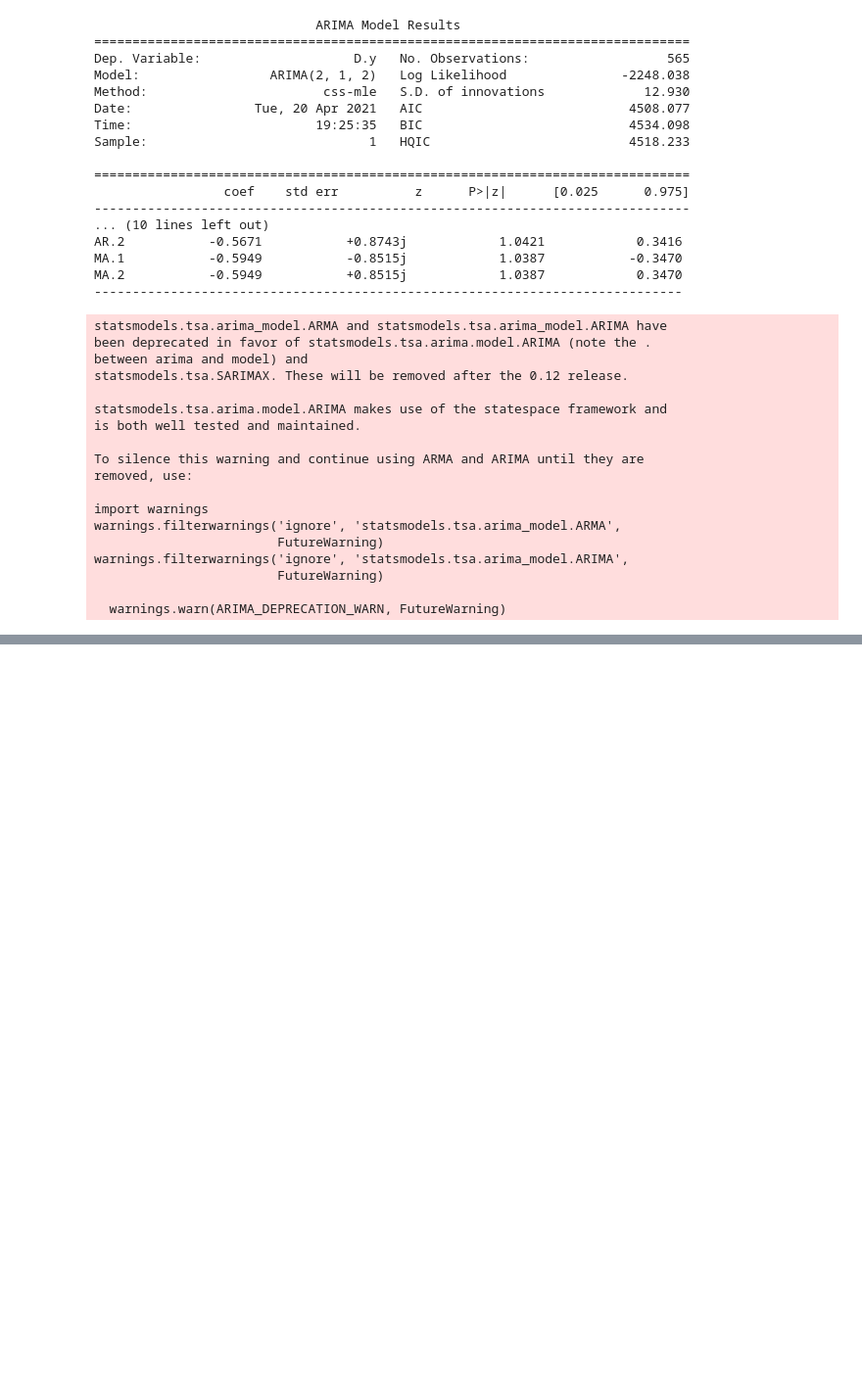
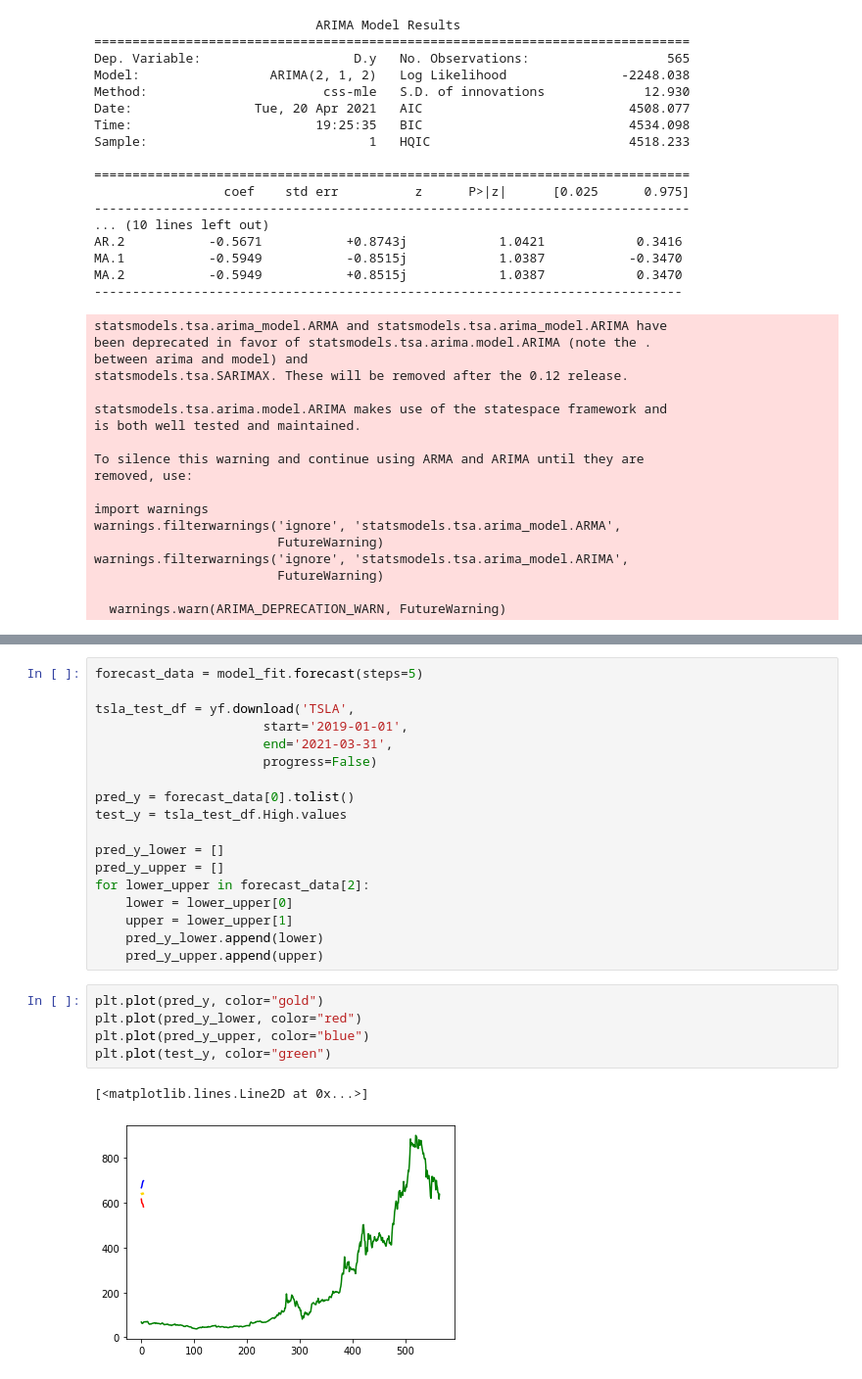
Before and after one commit to jaeyoon89/jaeyoon_study, a Jupyter notebook: tsla_data_analysis.ipynb, the cells around one changed output, grey strips where cells are left out. Shown at 98% size. Cells and saved outputs as stored; diff of their text form; blank space fills up the shorter version.

```diff
--- a/tsla_data_analysis.ipynb
+++ b/tsla_data_analysis.ipynb
@@ -130,0 +145,26 @@ warnings.filterwarnings('ignore', 'statsmodels.tsa.arima_model.ARIMA',
+# %%
+forecast_data = model_fit.forecast(steps=5)
+
+tsla_test_df = yf.download('TSLA',
+                      start='2019-01-01',
+                      end='2021-03-31',
+                      progress=False)
+
+pred_y = forecast_data[0].tolist()
+test_y = tsla_test_df.High.values
+
+pred_y_lower = []
+pred_y_upper = []
+for lower_upper in forecast_data[2]:
+    lower = lower_upper[0]
+    upper = lower_upper[1]
+    pred_y_lower.append(lower)
+    pred_y_upper.append(upper)
+# %%
+plt.plot(pred_y, color="gold")
+plt.plot(pred_y_lower, color="red")
+plt.plot(pred_y_upper, color="blue")
+plt.plot(test_y, color="green")
+# %% [output]
+[<matplotlib.lines.Line2D at 0x...>]
+[figure, added]
```
Also changed, not shown: parts of 4 cells of this notebook.
